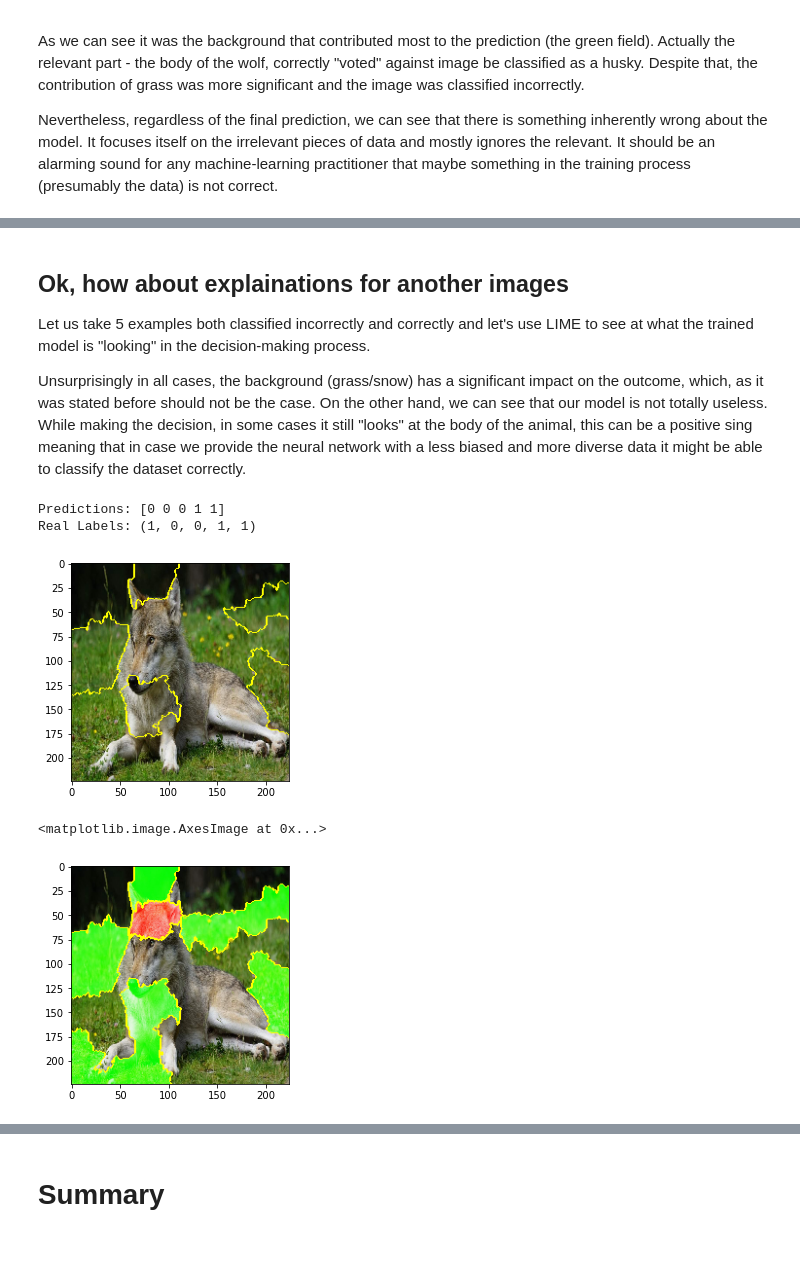
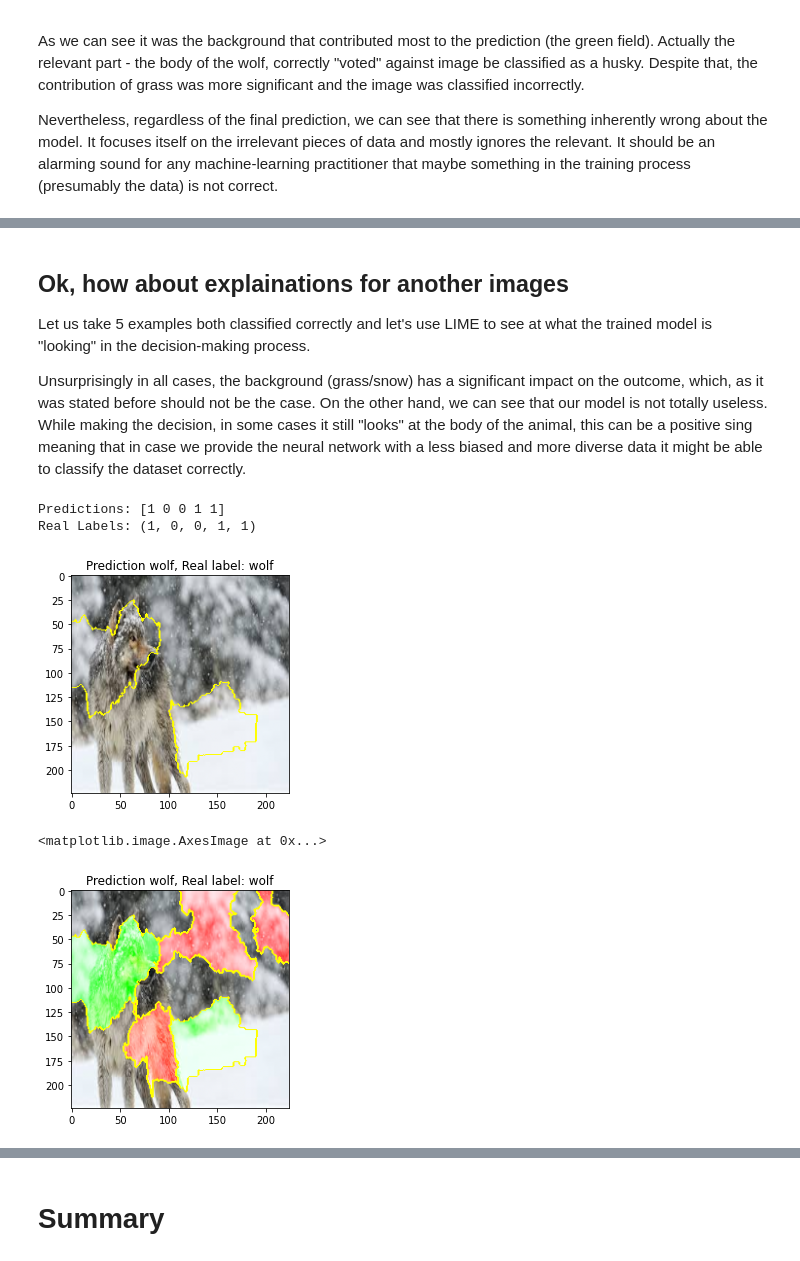
Before and after one commit to tugot17/data-science-blog, a Jupyter notebook: _notebooks/2020-09-9-LIME-biased-dataset.ipynb, the cells around one changed output, grey strips where cells are left out. Drawn from its saved outputs; the diff is of its cells as text; code cells hidden in the pictures.

```diff
--- a/_notebooks/2020-09-9-LIME-biased-dataset.ipynb
+++ b/_notebooks/2020-09-9-LIME-biased-dataset.ipynb
@@ -366,17 +368,14 @@ plt.imshow(img_boundry2)
 # %% [markdown]
 ## Ok, how about explainations for another images
 
-Let us take 5 examples both classified incorrectly and correctly and let's use LIME to see at what the trained model is "looking" in the decision-making process.
+Let us take 5 examples both classified correctly and let's use LIME to see at what the trained model is "looking" in the decision-making process.
 
 Unsurprisingly in all cases, the background (grass/snow) has a significant impact on the outcome, which, as it was stated before should not be the case. On the other hand, we can see that our model is not totally useless. While making the decision, in some cases it still "looks" at the body of the animal, this can be a positive sing meaning that in case we provide the neural network with a less biased and more diverse data it might be able to classify the dataset correctly.
 # %%
-#lets check the second wrongly classified image
-investigated_img_0, real_label_0 = visualisation_testset[10]
-
-# and a few classied correctly
+investigated_img_0, real_label_0 = visualisation_testset[5]
 investigated_img_1, real_label_1 = visualisation_testset[0]
-investigated_img_2, real_label_2 = visualisation_testset[1]
-investigated_img_3, real_label_3 = visualisation_testset[8]
+investigated_img_2, real_label_2 = visualisation_testset[3]
+investigated_img_3, real_label_3 = visualisation_testset[7]
 investigated_img_4, real_label_4 = visualisation_testset[9]
 # %%
 test_pred = batch_predict([investigated_img_0, investigated_img_1, investigated_img_2, investigated_img_3, investigated_img_4])
@@ -384,29 +383,35 @@ preds = test_pred.squeeze().argmax(axis=1)
 print(f"Predictions: {preds}")
 print(f"Real Labels: {real_label_0.item(), real_label_1.item(), real_label_2.item(), real_label_3.item(), real_label_4.item()}")
 # %% [output]
-Predictions: [0 0 0 1 1]
+Predictions: [1 0 0 1 1]
 Real Labels: (1, 0, 0, 1, 1)
 # %%
 explainer = lime_image.LimeImageExplainer()
 explanation = explainer.explain_instance(
                                          investigated_img_0,
                                          batch_predict, # classification function
                                          top_labels=1,
                                          hide_color=0,
                                          num_samples=1000)
 
 temp, mask = explanation.get_image_and_mask(explanation.top_labels[0], positive_only=True, num_features=5, hide_rest=False)
 img_boundry1 = mark_boundaries(temp/255.0, mask)
+
+title = f"Prediction {label_to_class[preds[0]]}, Real label: {label_to_class[real_label_0.item()]}"
+
+plt.title(title)
 plt.imshow(img_boundry1)
 plt.show()
 
 temp, mask = explanation.get_image_and_mask(explanation.top_labels[0], positive_only=False, num_features=10, hide_rest=False)
 img_boundry2 = mark_boundaries(temp/255.0, mask)
+
+plt.title(title)
 plt.imshow(img_boundry2)
 # %% [output]
-[figure, old version]
+[figure, new version]
 <matplotlib.image.AxesImage at 0x...>
-[figure, old version]
+[figure, new version]
 # %%
 explainer = lime_image.LimeImageExplainer()
 explanation = explainer.explain_instance(
```
Also changed, not shown: parts of 8 cells of this notebook.
